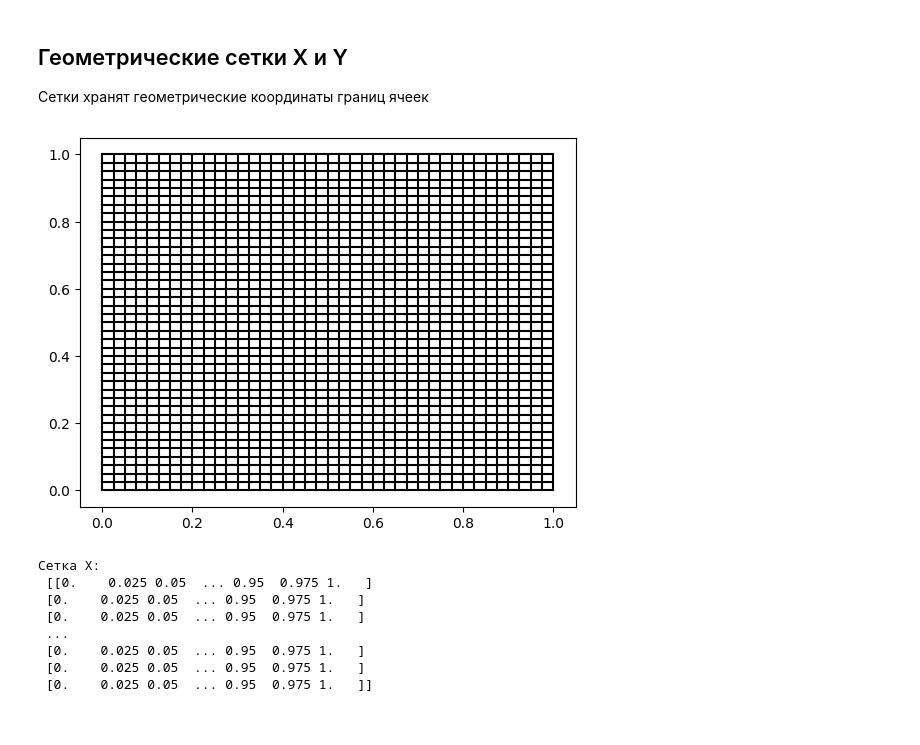
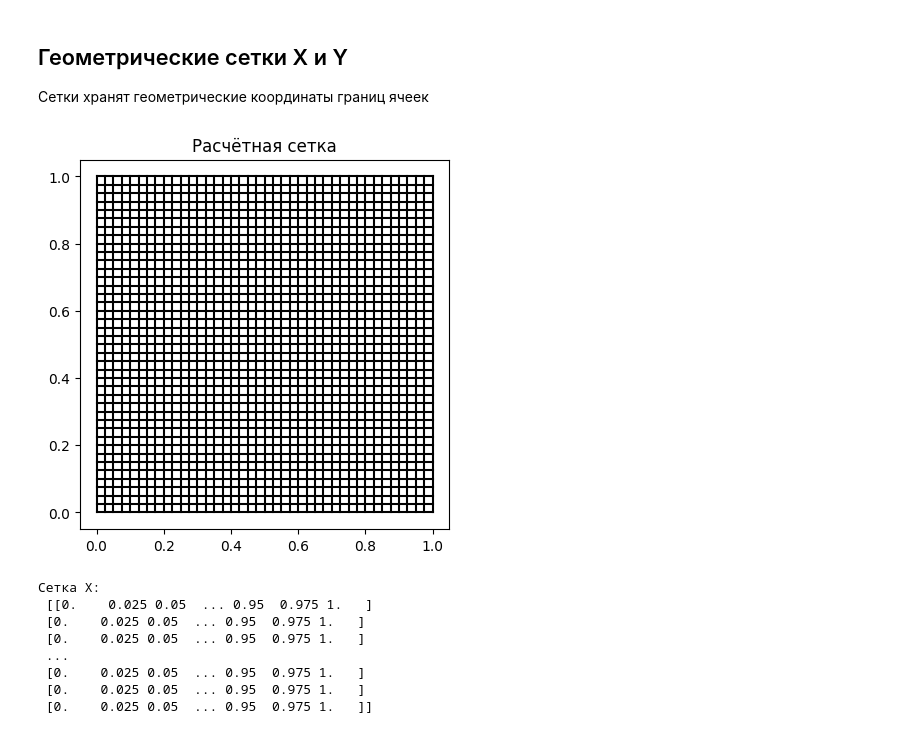
Before and after one commit to Ornstein89/CFD, a Jupyter notebook: Lab 2.1.ipynb, the cells around one changed output. Drawn from its saved outputs; the diff is of its cells as text; code cells hidden in the pictures.

Commit message:
minor changes + advanced visualization

```diff
--- a/Lab 2.1.ipynb
+++ b/Lab 2.1.ipynb
@@ -28,11 +28,13 @@ y = np.linspace(0.0, DOMAIN_SIZE, N_POINTS)
 
 X, Y = np.meshgrid(x, y)
 # %%
-plt.plot(X, Y, "-k") # use plot, not scatter
+plt.plot(X, Y, "-k",) # use plot, not scatter
+plt.gca().set_title("Расчётная сетка")
+plt.gca().set_aspect('equal', 'box')
 plt.plot(np.transpose(X), np.transpose(Y), "-k") # add this here
 plt.show()
 # %% [output]
-[figure, old version]
+[figure, new version]
 # %%
 print("Сетка X:\n", X, "\n")
 print("Сетка Y:\n", Y)
```
Also changed, not shown: parts of 9 cells of this notebook.
